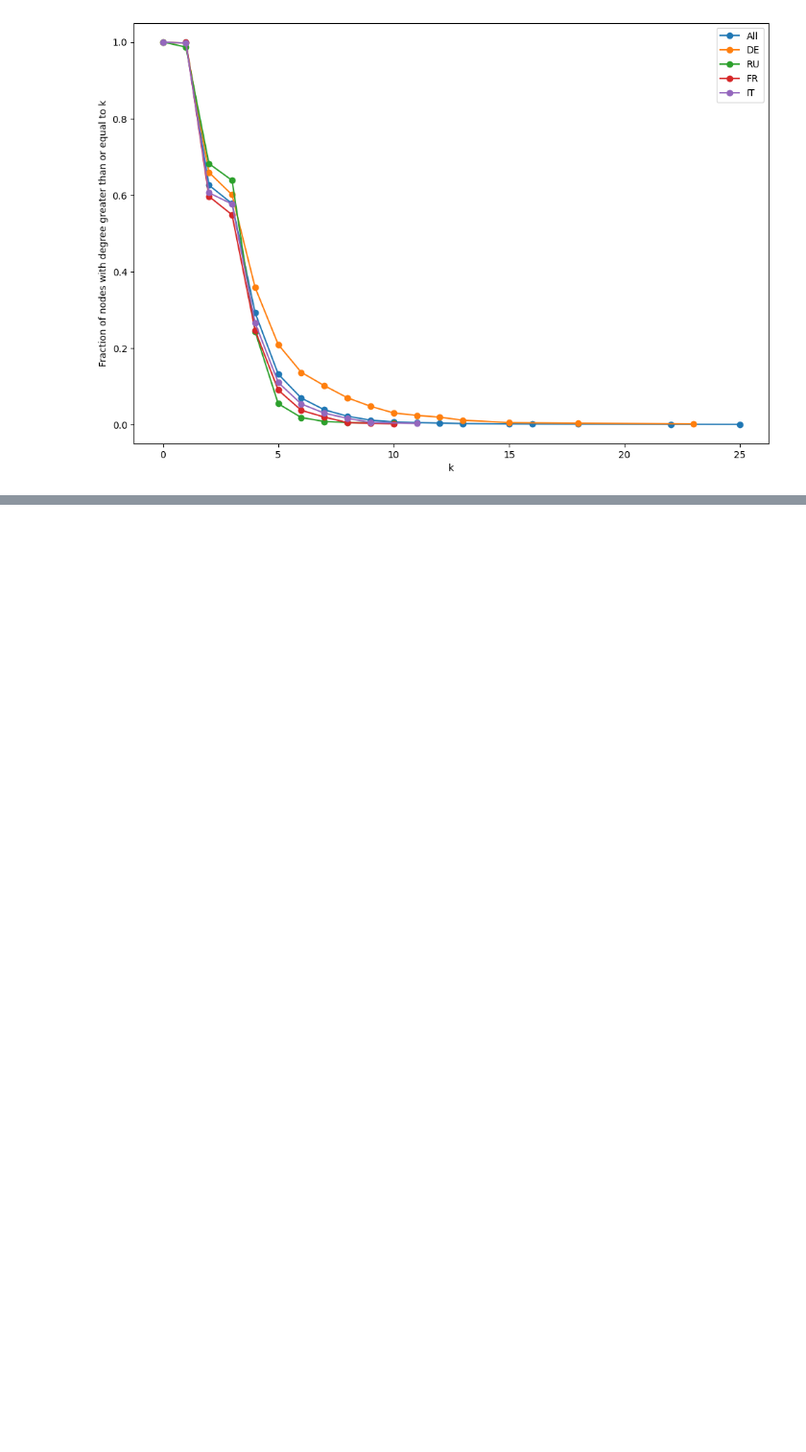
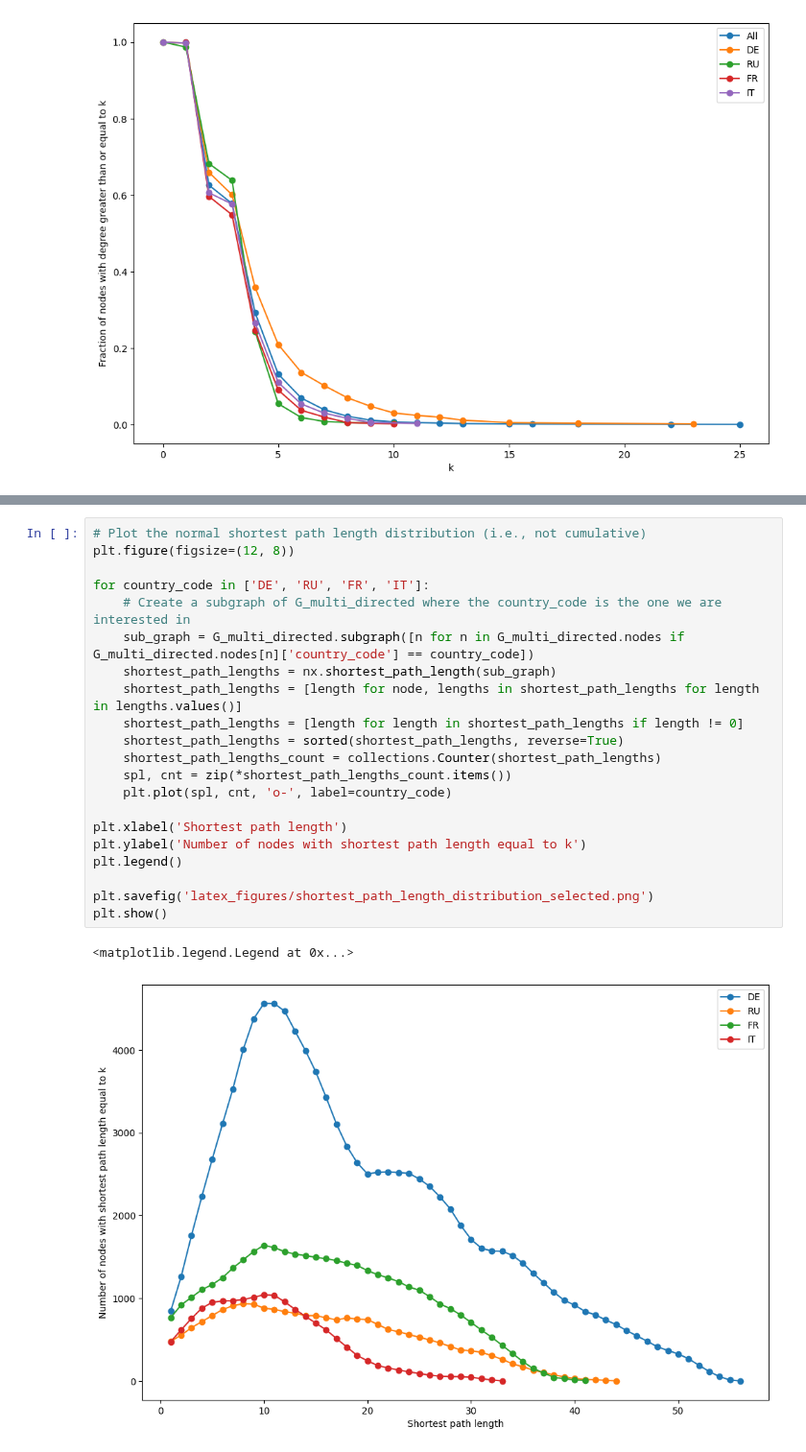
Before and after one commit to johanmasvie/iggielgn_topology_analysis, a Jupyter notebook: new_topo_analysis_iggielgn.ipynb, the cells around one changed output, grey strips where cells are left out. Shown at 96% size. Cells and saved outputs as stored; diff of their text form; blank space fills up the shorter version.

```diff
--- a/new_topo_analysis_iggielgn.ipynb
+++ b/new_topo_analysis_iggielgn.ipynb
@@ -138,0 +147,24 @@ plt.show()
+# %%
+# Plot the normal shortest path length distribution (i.e., not cumulative)
+plt.figure(figsize=(12, 8))
+
+for country_code in ['DE', 'RU', 'FR', 'IT']:
+    # Create a subgraph of G_multi_directed where the country_code is the one we are interested in
+    sub_graph = G_multi_directed.subgraph([n for n in G_multi_directed.nodes if G_multi_directed.nodes[n]['country_code'] == country_code])
+    shortest_path_lengths = nx.shortest_path_length(sub_graph)
+    shortest_path_lengths = [length for node, lengths in shortest_path_lengths for length in lengths.values()]
+    shortest_path_lengths = [length for length in shortest_path_lengths if length != 0]
+    shortest_path_lengths = sorted(shortest_path_lengths, reverse=True)
+    shortest_path_lengths_count = collections.Counter(shortest_path_lengths)
+    spl, cnt = zip(*shortest_path_lengths_count.items())
+    plt.plot(spl, cnt, 'o-', label=country_code)
+
+plt.xlabel('Shortest path length')
+plt.ylabel('Number of nodes with shortest path length equal to k')
+plt.legend()
+
+plt.savefig('latex_figures/shortest_path_length_distribution_selected.png')
+plt.show()
+# %% [output]
+<matplotlib.legend.Legend at 0x...>
+[figure, added]
```
Also changed, not shown: parts of 5 cells of this notebook, 4 other files.
